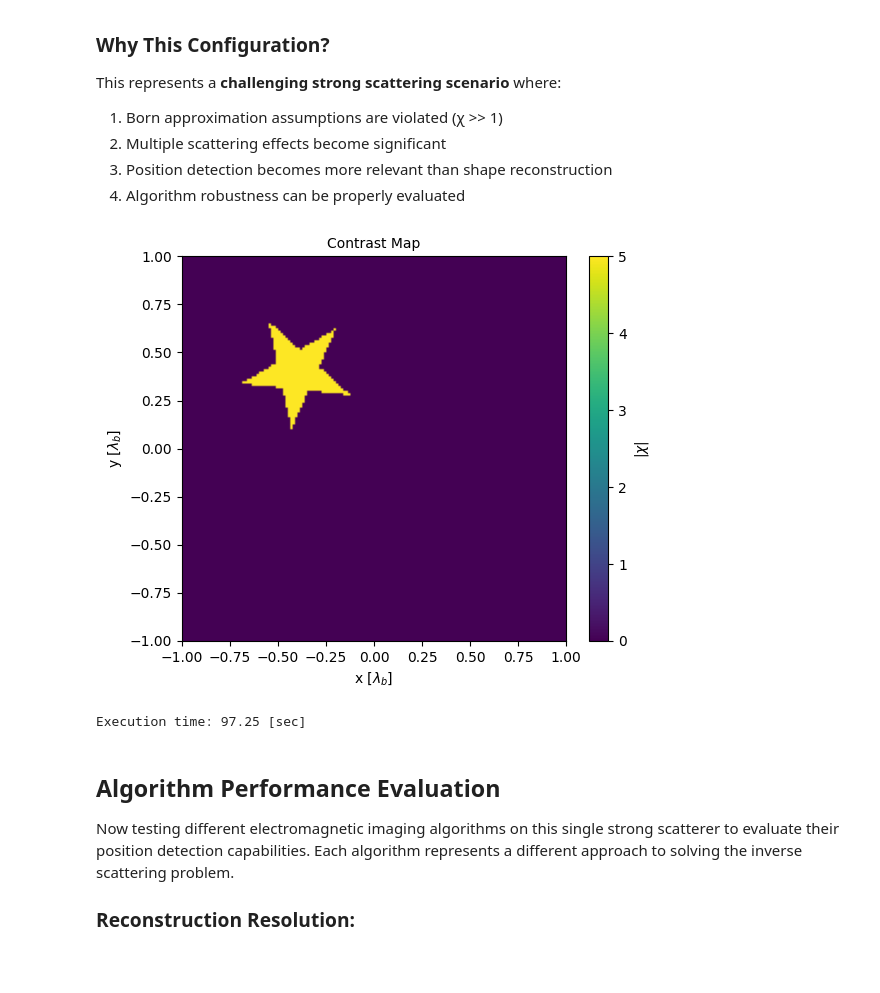
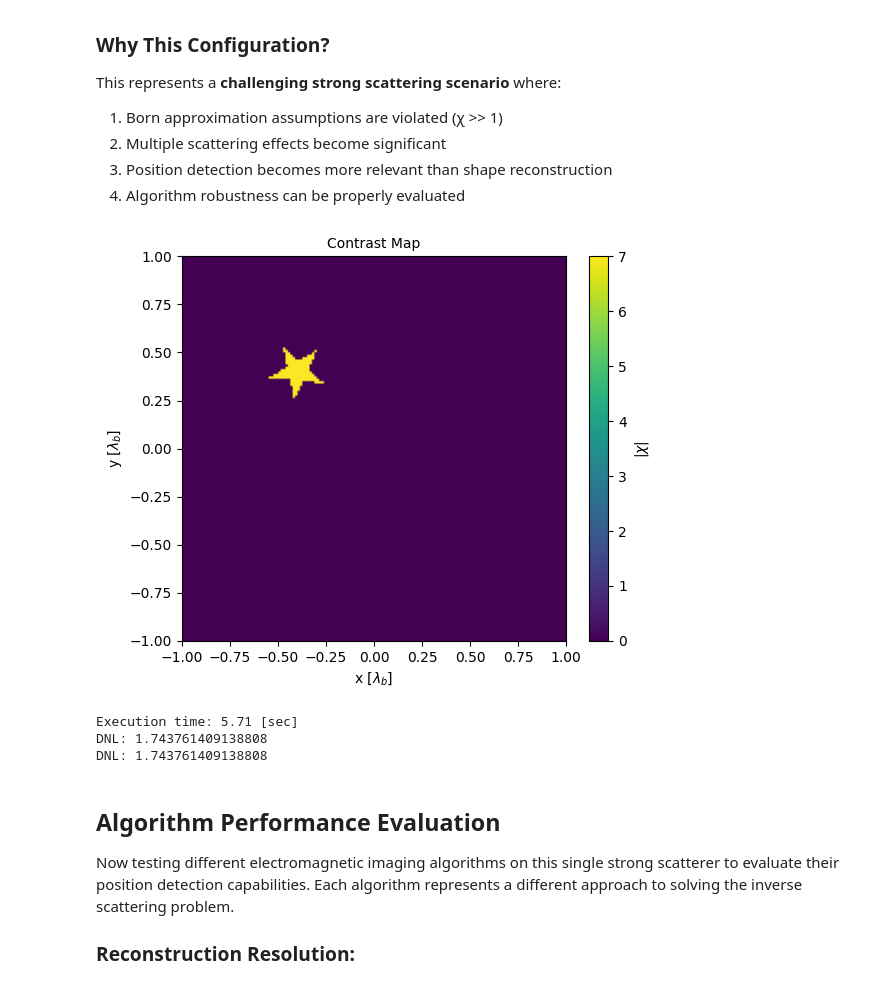
Before and after one commit to andre-batista/PISPAEIS, a Jupyter notebook: experiments/position/single/prepareexperiment.ipynb, the cells around one changed output. Cells and saved outputs as stored; diff of their text form; code cells hidden in the pictures.

```diff
--- a/experiments/position/single/prepareexperiment.ipynb
+++ b/experiments/position/single/prepareexperiment.ipynb
@@ -57,41 +57,44 @@ perfect_dielectric = True
 resolution = (160, 160)
 noise = 5.
 indicators = [rst.SHAPE_ERROR, rst.POSITION_ERROR, rst.OBJECTIVE_FUNCTION]
-epsilon_rd = 6. # 6.00
-l = 0.3
+epsilon_rd = 8. # 6.00
+l = 0.15
 position = [.4, -.4]
 rotate = 30
 
 config = cfg.Configuration(name=name + '.cfg', number_measurements=NM,
                            number_sources=NS, observation_radius=Ro,
                            wavelength=lambda_b,
                            background_permittivity=epsilon_rb,
                            image_size=[Ly, Lx], magnitude=E0,
                            perfect_dielectric=perfect_dielectric)
 
 
 test = ipt.InputData(name=name + '.ipt', configuration=config,
                      resolution=resolution, noise=noise, indicators=indicators)
 
 chi = (epsilon_rd-epsilon_rb)/epsilon_rb
 
 test.rel_permittivity, _ = draw.star5(
     l, axis_length_x=Lx, axis_length_y=Ly, resolution=resolution,
     background_rel_permittivity=epsilon_rb, object_rel_permittivity=epsilon_rd,
     center=position, rotate=30.
 )
 
 test.draw(show=True)
 
 forward = mom.MoM_CG_FFT(tolerance=1e-3, maximum_iterations=10000,
                          parallelization=True)
 
 _ = forward.solve(test, PRINT_INFO=True)
 
-test.save(file_path=file_path)
+test.compute_dnl()
+print('DNL:', test.dnl)
 # %% [output]
-[figure, old version]
+[figure, new version]
-Execution time: 97.25 [sec]
+Execution time: 5.71 [sec]
+DNL: 1.743761409138808
+DNL: 1.743761409138808
 # %% [markdown]
 ## Algorithm Performance Evaluation
 
```
Also changed, not shown: parts of 3 cells of this notebook, 6 other files.
